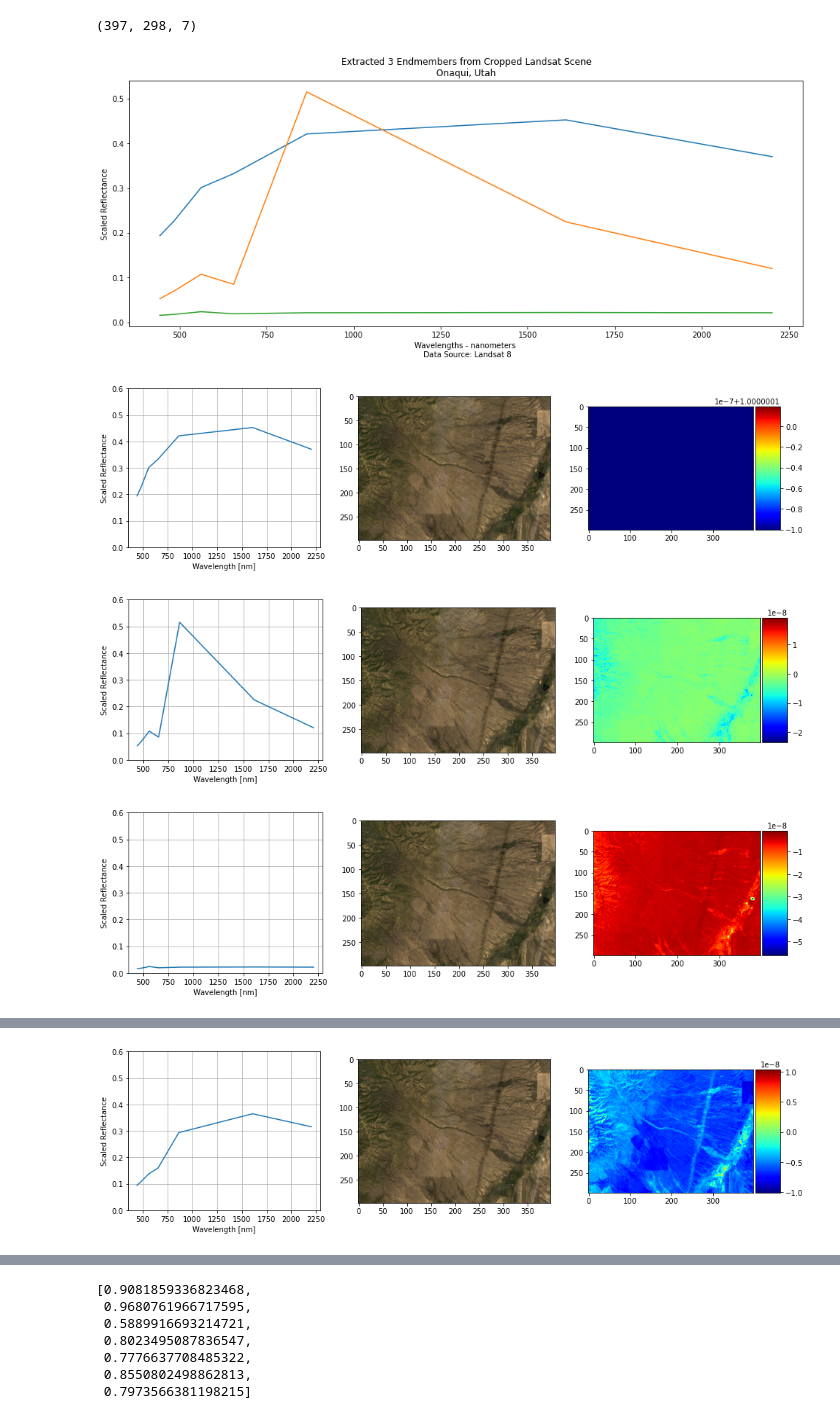
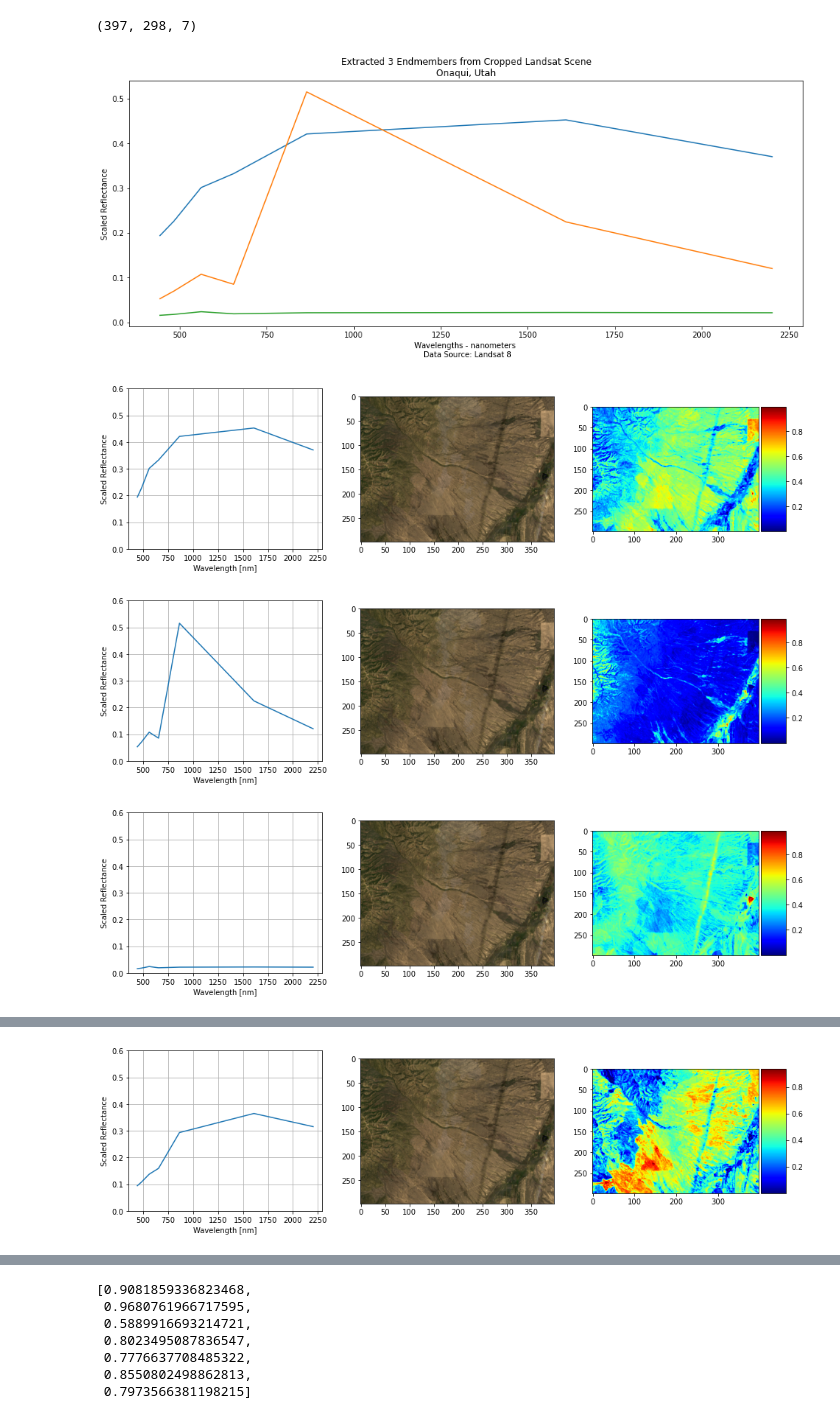
Before and after one commit to sarahmjaffe/sagebrush-ecosystem-modeling-with-landsat8, a Jupyter notebook: notebooks/Unsupervised-Spectral-Unmixing.ipynb, the cells around one changed output, grey strips where cells are left out. Saved outputs shown, nothing was run; the diff lists cells and outputs as text; code cells hidden in the pictures.

Commit message:
Normalized abundance values

```diff
--- a/notebooks/Unsupervised-Spectral-Unmixing.ipynb
+++ b/notebooks/Unsupervised-Spectral-Unmixing.ipynb
@@ -140,37 +140,37 @@ for n_em in [3,5,7]:
 
     # Plot the abundance maps
     am = amap.FCLS()
-    ab_maps = am.map(stacked_arr_rolled, U, normalize=False)
+    ab_maps = am.map(stacked_arr_rolled, U, normalize=True)
 
     for i,em in enumerate(U):
         fig = plt.figure(figsize=(16,4))
         gs = gridspec.GridSpec(1, 3, width_ratios=[1, 1, 1])
 
         ax0 = plt.subplot(gs[0])
         ax0.set(xlabel="Wavelength [nm]", ylabel="Scaled Reflectance")
         ax0.set_ylim([0, 0.6])
 
         p0 = ax0.plot(wavelengths_arr, em)
         ax0.grid(True)
 
         ax1 = plt.subplot(gs[1])
         #ax1.set(xlabel="Pixel Number (West-to-East)", ylabel="Pixel Number (South to North)")
         im1 = ax1.imshow(bytescale(stacked_arr_rolled[:,:,[3,2,1]]))
 
         ax2 = plt.subplot(gs[2])
         im2 = ax2.imshow(ab_maps[:,:,i], cmap='jet')
 
         divider = make_axes_locatable(ax2)
         cax = divider.append_axes("right", size="15%", pad=0.05)
 
 
         plt.ylim(0,0.6)
         plt.colorbar(im2, cax=cax)
         plt.show()
 # %% [output]
 [figure]
-[figure, old version]
+[figure, new version]
-[figure, old version]
+[figure, new version]
-[figure, old version]
+[figure, new version]
 [figure]
-[figure, old version]
+[figure, new version]
```
Also changed, not shown: parts of 2 cells of this notebook.
